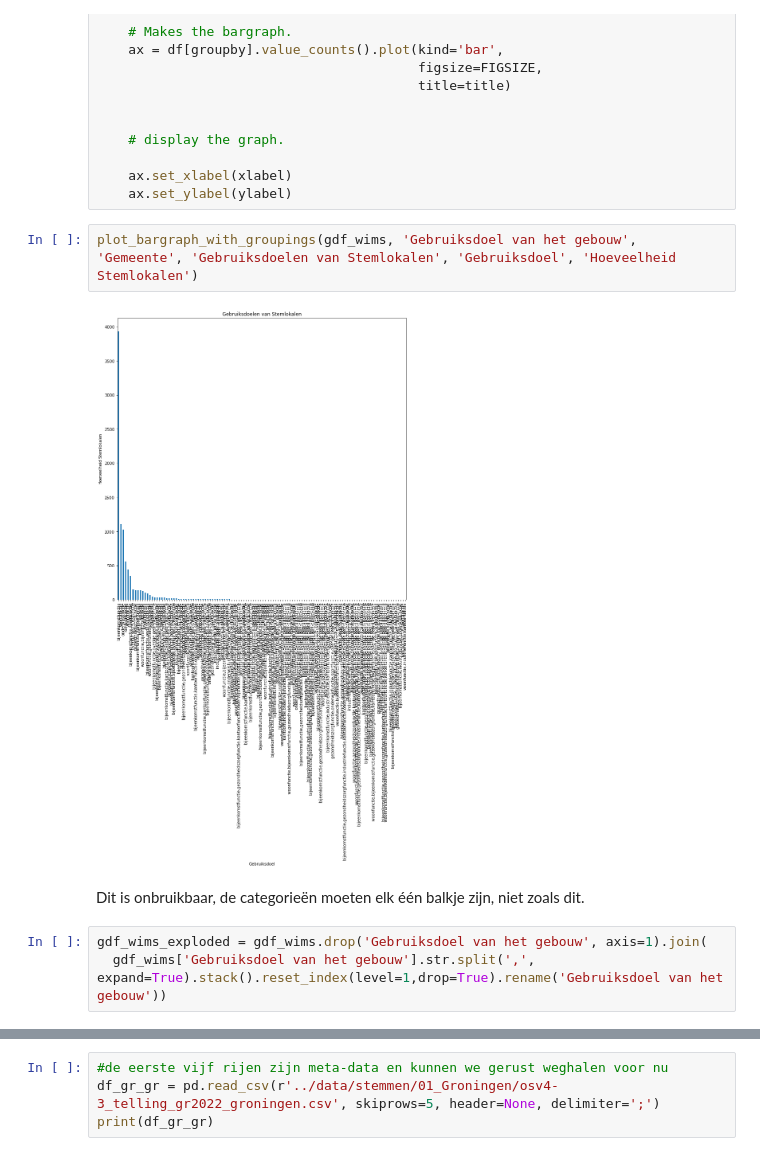
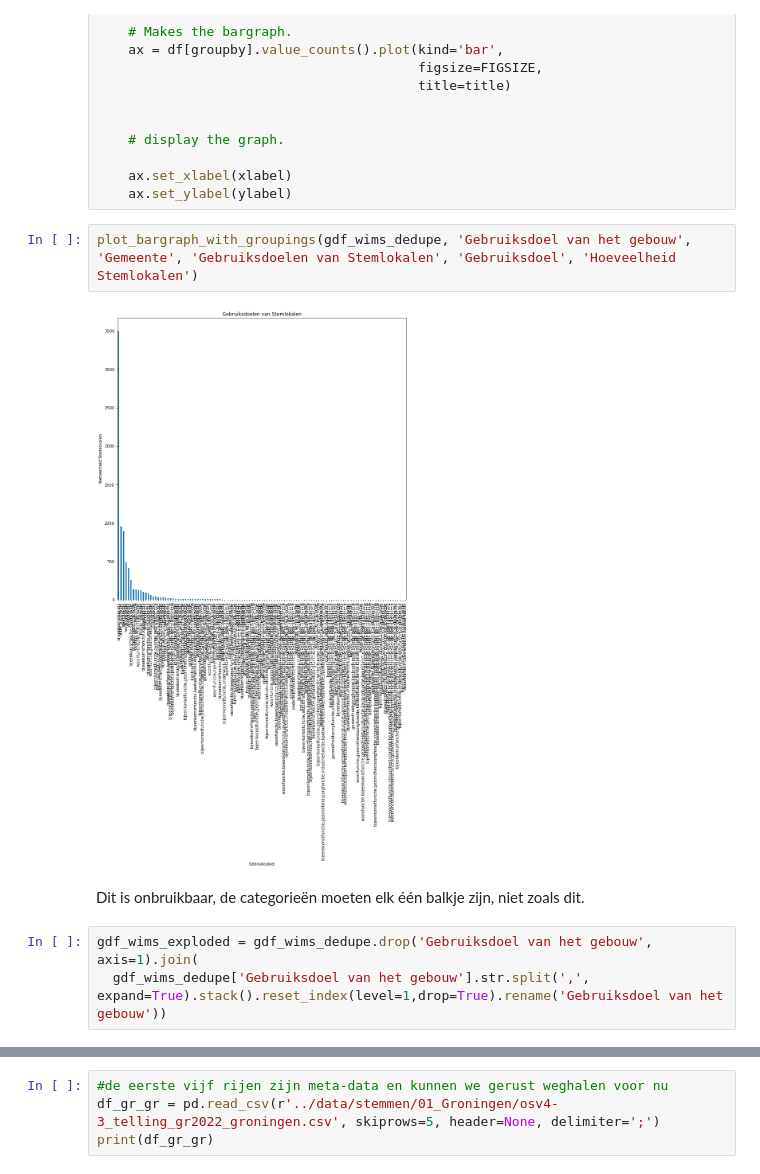
Before and after one commit to openstate/stembureau-meting, a Jupyter notebook: jupyter/stembureau_data.ipynb, the cells around one changed output, grey strips where cells are left out. Cells and saved outputs as stored; diff of their text form.

```diff
--- a/jupyter/stembureau_data.ipynb
+++ b/jupyter/stembureau_data.ipynb
@@ -537,14 +525,14 @@ def plot_bargraph_with_groupings(df, groupby, colourby, title, xlabel, ylabel):
     ax.set_xlabel(xlabel)
     ax.set_ylabel(ylabel)
 # %%
-plot_bargraph_with_groupings(gdf_wims, 'Gebruiksdoel van het gebouw', 'Gemeente', 'Gebruiksdoelen van Stemlokalen', 'Gebruiksdoel', 'Hoeveelheid Stemlokalen')
+plot_bargraph_with_groupings(gdf_wims_dedupe, 'Gebruiksdoel van het gebouw', 'Gemeente', 'Gebruiksdoelen van Stemlokalen', 'Gebruiksdoel', 'Hoeveelheid Stemlokalen')
 # %% [output]
-[figure, old version]
+[figure, new version]
 # %% [markdown]
 Dit is onbruikbaar, de categorieën moeten elk één balkje zijn, niet zoals dit.
 # %%
-gdf_wims_exploded = gdf_wims.drop('Gebruiksdoel van het gebouw', axis=1).join(
-  gdf_wims['Gebruiksdoel van het gebouw'].str.split(',', expand=True).stack().reset_index(level=1,drop=True).rename('Gebruiksdoel van het gebouw'))
+gdf_wims_exploded = gdf_wims_dedupe.drop('Gebruiksdoel van het gebouw', axis=1).join(
+  gdf_wims_dedupe['Gebruiksdoel van het gebouw'].str.split(',', expand=True).stack().reset_index(level=1,drop=True).rename('Gebruiksdoel van het gebouw'))
 # %%
 plot_bargraph_with_groupings(gdf_wims_exploded, 'Gebruiksdoel van het gebouw', 'Gemeente', 'Gebruiksdoelen van Stemlokalen', 'Gebruiksdoel', 'Hoeveelheid Stemlokalen')
 # %% [output]
```
Also changed, not shown: parts of 22 cells of this notebook, 4 other files.
